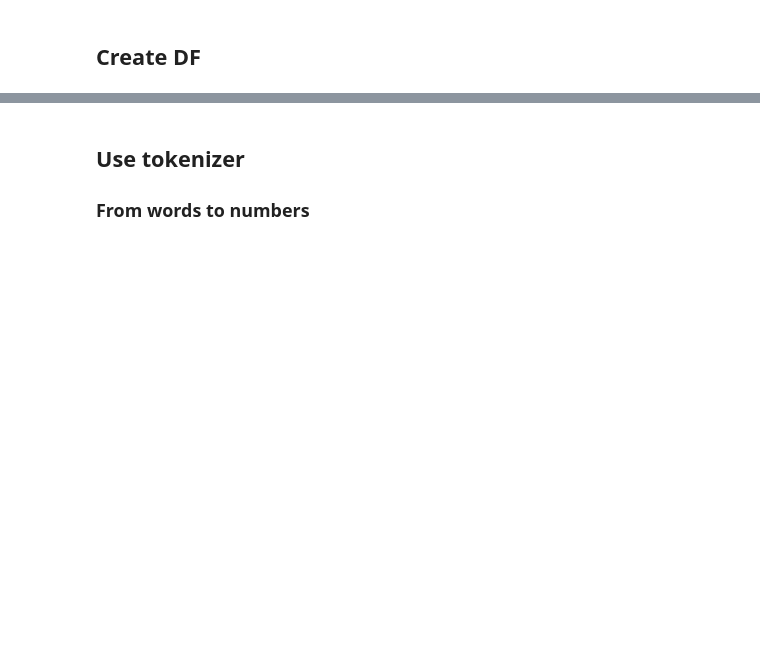
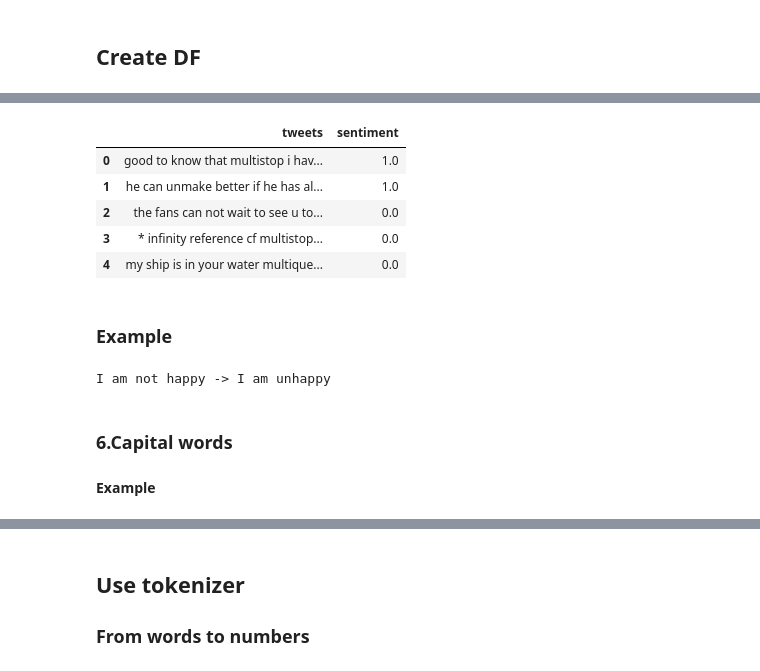
Before and after one commit to fkanoun/Twitter-Sentiment-Analysis, a Jupyter notebook: project2.ipynb, the cells around one changed output, grey strips where cells are left out. Cells and saved outputs as stored; diff of their text form; code cells hidden in the pictures; blank space fills up the shorter version.

```diff
--- a/project2.ipynb
+++ b/project2.ipynb
@@ -64,0 +167,38 @@ data.head()
+# %%
+nltk.download('punkt')
+nltk.download('wordnet')
+
+def replace(word):
+    """ Creates a set of all antonyms for the word and if there is only one antonym, it returns it """
+    antonyms = set()
+    for syn in wordnet.synsets(word):
+        for lemma in syn.lemmas():
+            for antonym in lemma.antonyms():
+                antonyms.add(antonym.name())
+    if len(antonyms) == 1:
+        return antonyms.pop()
+    else:
+        return None
+
+def replaceNegations(text):
+    """ Finds "not" and antonym for the next word and if found, replaces not and the next word with the antonym """
+    i= 0
+    length = len(text)
+    words = []
+    while i < length:
+        word = text[i]
+        if word == 'not' and i+1 < length:
+            ant = replace(text[i+1])
+            if ant:
+                words.append(ant)
+                i += 2
+                continue
+        words.append(word)
+        i += 1
+    return words
+
+def custom_tokenize_and_replace_negation(x):
+    tokens = nltk.word_tokenize(x)
+    tokens = replaceNegations(tokens)
+    x = " ".join(tokens)
+    return x
@@ -64,0 +210,20 @@ data.head()
+# %%
+# to use
+data['tweets'] = data['tweets'].apply(lambda x: custom_tokenize_and_replace_negation(x))
+data.head()
+# %% [output]
+|  | tweets | sentiment |
+| 0 | good to know that multistop i hav... | 1.0 |
+| 1 | he can unmake better if he has al... | 1.0 |
+| 2 | the fans can not wait to see u to... | 0.0 |
+| 3 | * infinity reference cf multistop... | 0.0 |
+| 4 | my ship is in your water multique... | 0.0 |
+# %% [markdown]
+### Example
+# %%
+test = "I am not happy"
+print(test,'->',custom_tokenize_and_replace_negation(test))
+# %% [output]
+I am not happy -> I am unhappy
+# %% [markdown]
+### 6.Capital words
@@ -64,0 +247,2 @@ data.head()
+# %% [markdown]
+**Example**
```
Also changed, not shown: parts of 35 cells of this notebook.
